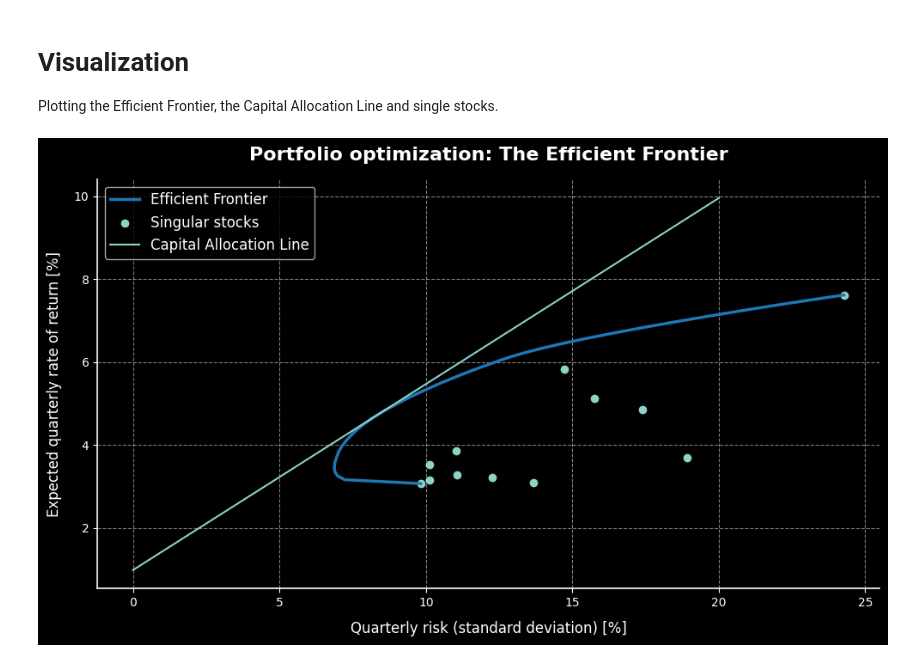
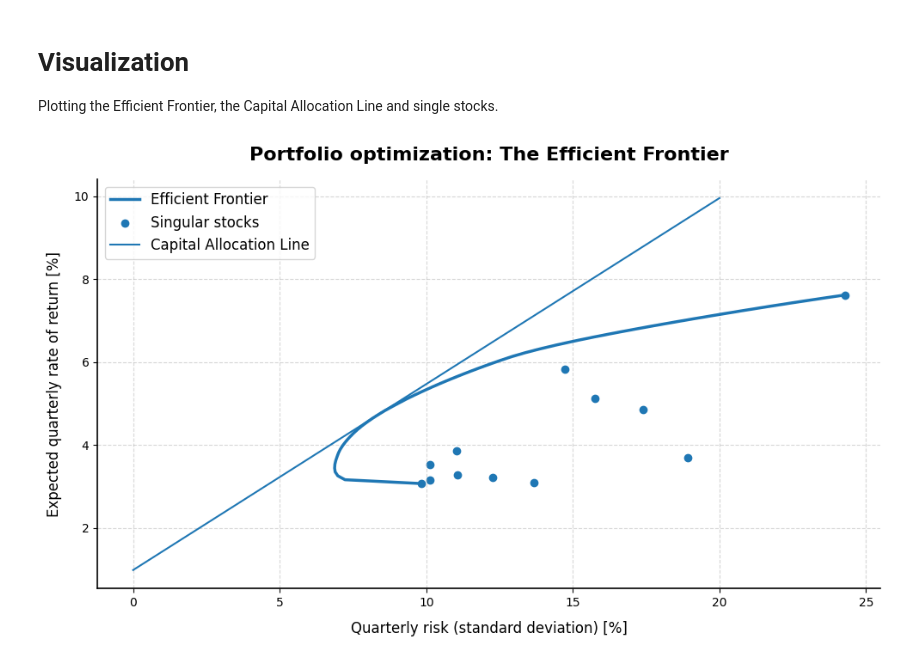
Before and after one commit to Dziobakk/PortfolioOptimization_MPT, a Jupyter notebook: MPTprojekt.ipynb, the cells around one changed output. Drawn from its saved outputs; the diff is of its cells as text; code cells hidden in the pictures.

```diff
--- a/MPTprojekt.ipynb
+++ b/MPTprojekt.ipynb
@@ -146,32 +146,32 @@ Plotting the Efficient Frontier, the Capital Allocation Line and single stocks.
 def line(a, x, b):
     return a * x + b
 
-plt.style.use('dark_background')
+#plt.style.use('dark_background')
 fig, ax = plt.subplots(figsize = (10,6), dpi=100)
 
 variances = [total_variance(params) for params in efficient_frontier]
 returns = [total_expected_return(params) for params in efficient_frontier]
 x_data = [np.sqrt(total_variance(params))*100 for params in efficient_frontier]
 y_data = [(total_expected_return(params))*100 for params in efficient_frontier]
 x_line_data = np.linspace(start = 0, stop = 20)
 
 ax.plot(x_data, y_data, color='#1f77b4', linewidth=2.5, label='Efficient Frontier')
 ax.scatter(np.sqrt(df_risk_expect_return["Variance"])*100, df_risk_expect_return["Average_quarterly_returns"]*100, label="Singular stocks")
 ax.plot(x_line_data, line( -neg_sharpe(res_neg_sharpe_params.x), x_line_data, risk_free_rate * 100 ), label="Capital Allocation Line")
 
 ax.set_title('Portfolio optimization: The Efficient Frontier', fontsize=16, fontweight='bold', pad=16)
 ax.set_xlabel("Quarterly risk (standard deviation) [%]", fontsize=12, labelpad=10)
 ax.set_ylabel("Expected quarterly rate of return [%]", fontsize=12, labelpad=10)
 
 ax.tick_params(axis='both', which='major', labelsize=10)
 ax.grid(True, linestyle='--', alpha=0.5)
 ax.spines['top'].set_visible(False)
 ax.spines['right'].set_visible(False)
 ax.spines['left'].set_linewidth(1.2)
 ax.spines['bottom'].set_linewidth(1.2)
 
 ax.legend(loc='upper left', frameon=True, fontsize=12)
 fig.tight_layout()
 plt.show()
 # %% [output]
-[figure, old version]
+[figure, new version]
```
Also changed, not shown: parts of 2 cells of this notebook.
